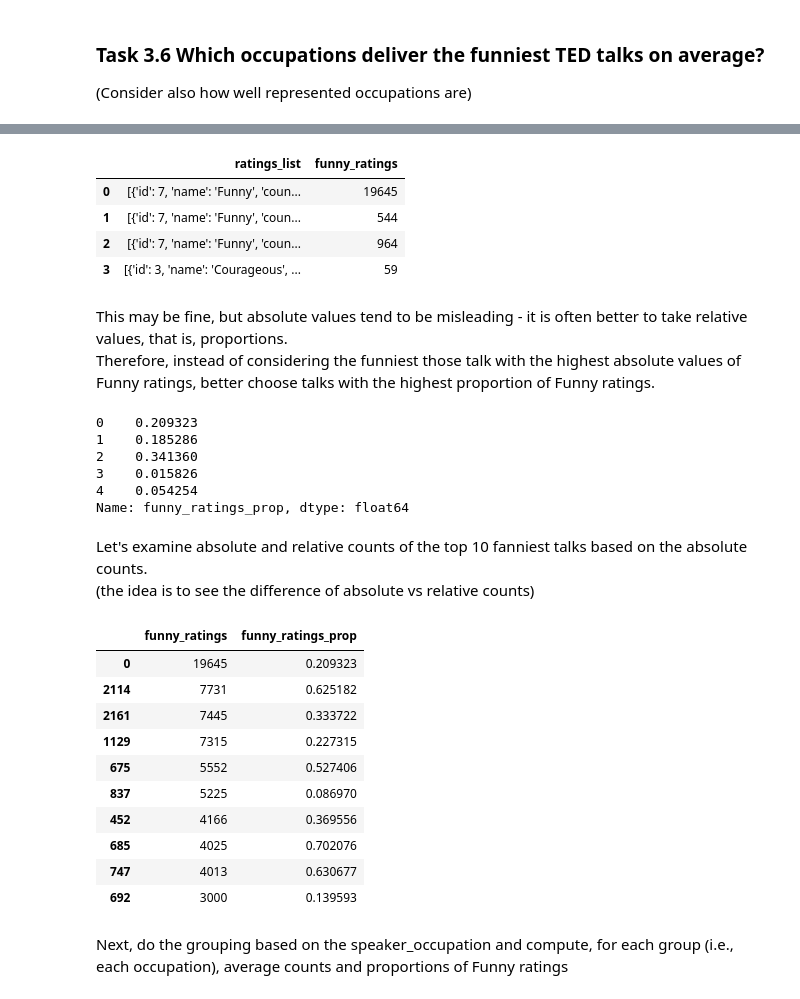
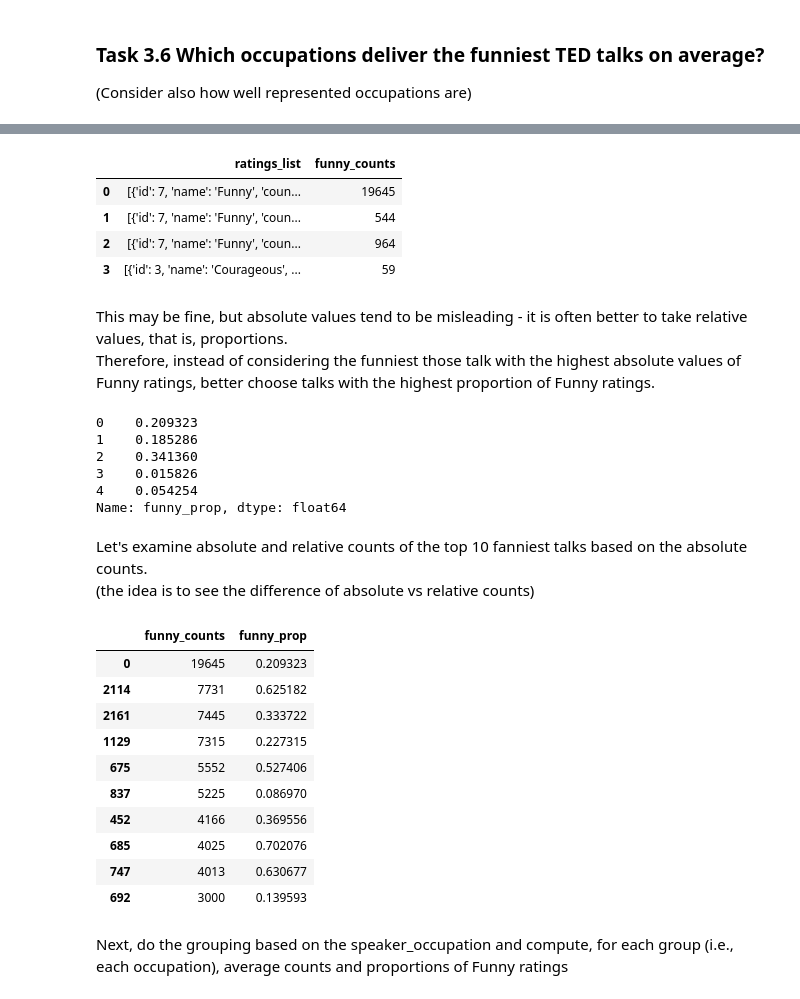
Before and after one commit to programiranje3/pandas2020, a Jupyter notebook: TED_Talks_Pandas_P3_tutorial.ipynb, the cells around one changed output, grey strips where cells are left out. Saved outputs shown, nothing was run; the diff lists cells and outputs as text; code cells hidden in the pictures.

```diff
--- a/TED_Talks_Pandas_P3_tutorial.ipynb
+++ b/TED_Talks_Pandas_P3_tutorial.ipynb
@@ -134,7 +134,10 @@ For more about epoch time, see: https://www.epochconverter.com/
 # %% [markdown]
 Let's start by transforming the film_date into the datetime type
 # %%
-ted['filming_date'] = pd.to_datetime(ted['film_date'], unit='s')
+try:
+    ted['filming_date'] = pd.to_datetime(ted['film_date'], unit='s')
+except ValueError as err:
+    print(err)
 # %%
 ted.filming_date.head()
 # %% [output]
@@ -823,11 +833,11 @@ def funny_counts(ratings):
             return r['count']
     return 0
 
-ted['funny_ratings'] = ted.ratings_list.apply(funny_counts)
+ted['funny_counts'] = ted.ratings_list.apply(funny_counts)
 # %%
-ted.loc[:,['ratings_list', 'funny_ratings']].head(4)
+ted.loc[:,['ratings_list', 'funny_counts']].head(4)
 # %% [output]
-|  | ratings_list | funny_ratings |
+|  | ratings_list | funny_counts |
 | 0 | [{'id': 7, 'name': 'Funny', 'coun... | 19645 |
 | 1 | [{'id': 7, 'name': 'Funny', 'coun... | 544 |
 | 2 | [{'id': 7, 'name': 'Funny', 'coun... | 964 |
@@ -844,21 +854,21 @@ def funny_ratings_prop(ratings_list):
         if rating_dict['name'] == 'Funny': funny_ratings_cnt += rating_dict['count']
     return funny_ratings_cnt/ratings_total
 # %%
-ted['funny_ratings_prop'] = ted.ratings_list.apply(funny_ratings_prop)
-ted['funny_ratings_prop'].head()
+ted['funny_prop'] = ted.ratings_list.apply(funny_ratings_prop)
+ted['funny_prop'].head()
 # %% [output]
 0    0.209323
 1    0.185286
 2    0.341360
 3    0.015826
 4    0.054254
-Name: funny_ratings_prop, dtype: float64
+Name: funny_prop, dtype: float64
 # %% [markdown]
 Let's examine absolute and relative counts of the top 10 fanniest talks based on the absolute counts. <br>(the idea is to see the difference of absolute vs relative counts)
 # %%
-ted.loc[:, ['funny_ratings', 'funny_ratings_prop']].sort_values(by='funny_ratings', ascending=False).head(10)
+ted.loc[:, ['funny_counts', 'funny_prop']].sort_values(by='funny_counts', ascending=False).head(10)
 # %% [output]
-|  | funny_ratings | funny_ratings_prop |
+|  | funny_counts | funny_prop |
 | 0 | 19645 | 0.209323 |
 | 2114 | 7731 | 0.625182 |
 | 2161 | 7445 | 0.333722 |
```
Also changed, not shown: parts of 44 cells of this notebook, 1 other file.
